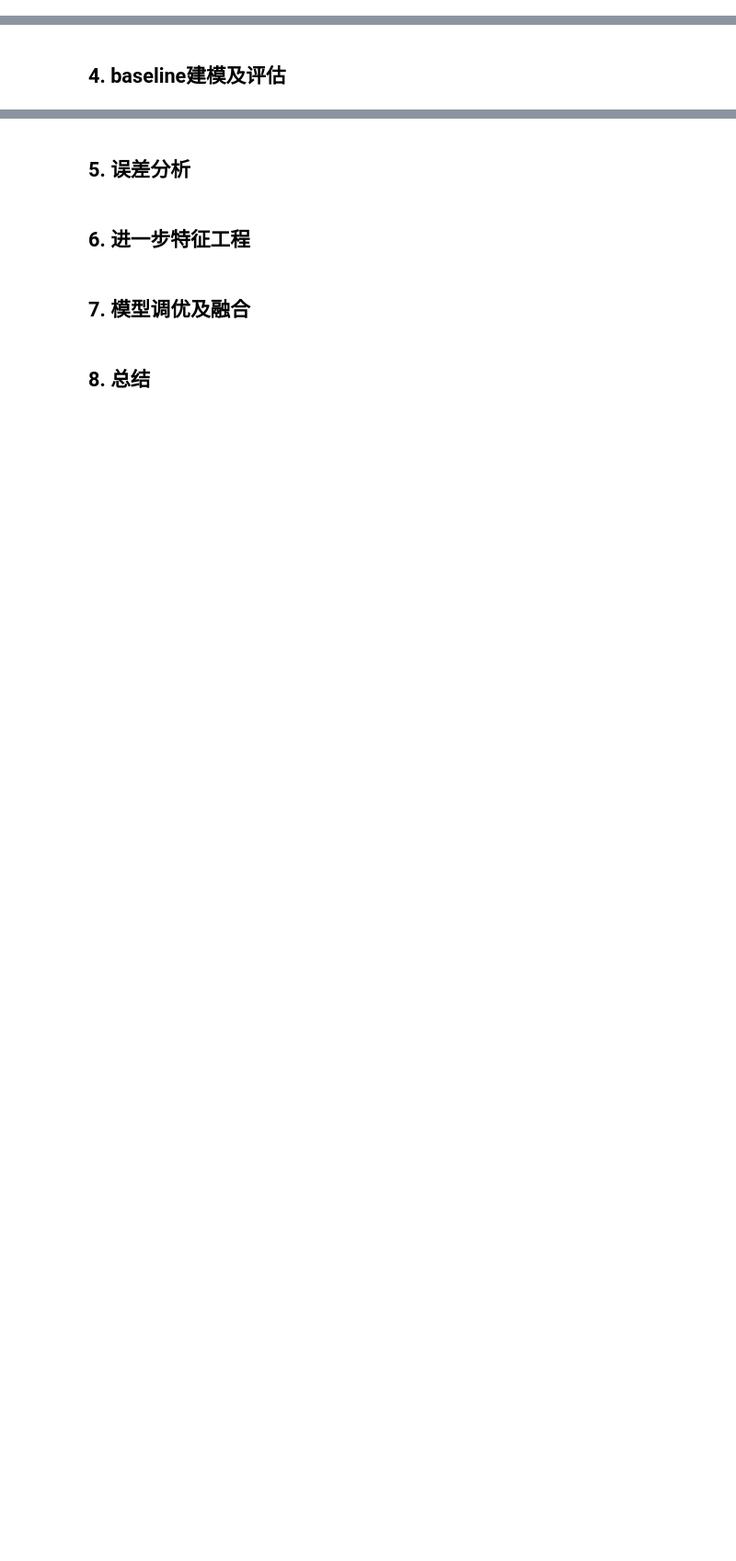
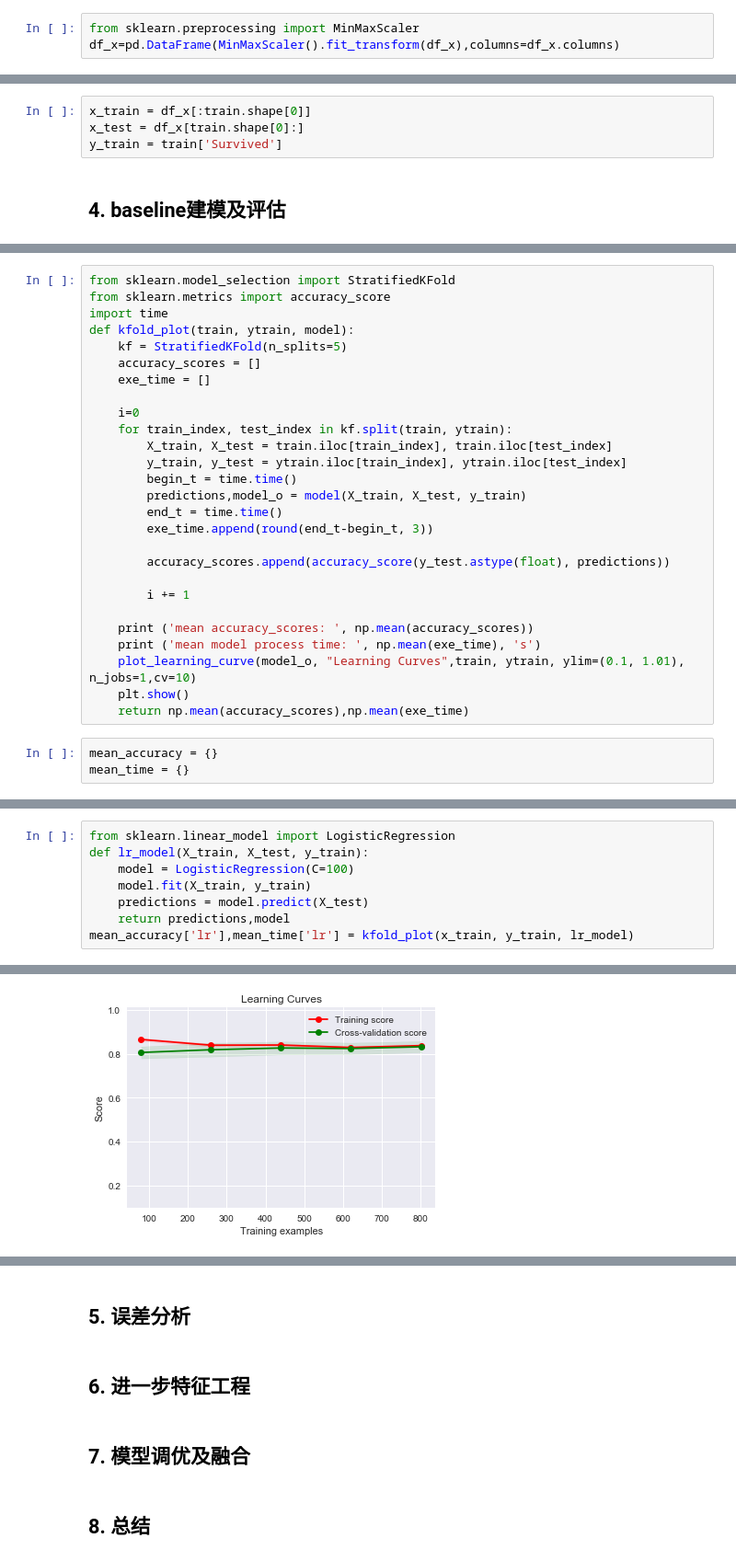
Before and after one commit to hidejxz/hidejxz, a Jupyter notebook: docs/source/case/titanic.ipynb, the cells around one changed output, grey strips where cells are left out. Shown: that part at 92% size. Saved outputs shown, nothing was run; the diff lists cells and outputs as text; blank space fills up the shorter version.

```diff
--- a/docs/source/case/titanic.ipynb
+++ b/docs/source/case/titanic.ipynb
@@ -246,0 +284,3 @@ all_data.drop(['PassengerId','Name','SibSp','Parch','Ticket'],axis = 1,inplace =
+# %%
+from sklearn.preprocessing import MinMaxScaler
+df_x=pd.DataFrame(MinMaxScaler().fit_transform(df_x),columns=df_x.columns)
@@ -247,2 +301,6 @@ all_data.drop(['PassengerId','Name','SibSp','Parch','Ticket'],axis = 1,inplace =
+# %%
+x_train = df_x[:train.shape[0]]
+x_test = df_x[train.shape[0]:]
+y_train = train['Survived']
 # %% [markdown]
 ## 4. baseline建模及评估<a id='baseline建模及评估'></a>
@@ -248,0 +339,30 @@ all_data.drop(['PassengerId','Name','SibSp','Parch','Ticket'],axis = 1,inplace =
+# %%
+from sklearn.model_selection import StratifiedKFold
+from sklearn.metrics import accuracy_score
+import time
+def kfold_plot(train, ytrain, model):
+    kf = StratifiedKFold(n_splits=5)
+    accuracy_scores = []
+    exe_time = []
+
+    i=0
+    for train_index, test_index in kf.split(train, ytrain):
+        X_train, X_test = train.iloc[train_index], train.iloc[test_index]
+        y_train, y_test = ytrain.iloc[train_index], ytrain.iloc[test_index]
+        begin_t = time.time()
+        predictions,model_o = model(X_train, X_test, y_train)
+        end_t = time.time()
+        exe_time.append(round(end_t-begin_t, 3))
+
+        accuracy_scores.append(accuracy_score(y_test.astype(float), predictions))
+
+        i += 1
+
+    print ('mean accuracy_scores: ', np.mean(accuracy_scores))
+    print ('mean model process time: ', np.mean(exe_time), 's')
+    plot_learning_curve(model_o, "Learning Curves",train, ytrain, ylim=(0.1, 1.01), n_jobs=1,cv=10)
+    plt.show()
+    return np.mean(accuracy_scores),np.mean(exe_time)
+# %%
+mean_accuracy = {}
+mean_time = {}
@@ -248,0 +371,9 @@ all_data.drop(['PassengerId','Name','SibSp','Parch','Ticket'],axis = 1,inplace =
+# %%
+from sklearn.linear_model import LogisticRegression
+def lr_model(X_train, X_test, y_train):
+    model = LogisticRegression(C=100)
+    model.fit(X_train, y_train)
+    predictions = model.predict(X_test)
+    return predictions,model
+mean_accuracy['lr'],mean_time['lr'] = kfold_plot(x_train, y_train, lr_model)
+# %% [output]
@@ -248,0 +382 @@ all_data.drop(['PassengerId','Name','SibSp','Parch','Ticket'],axis = 1,inplace =
+[figure, added]
```
Also changed, not shown: parts of 26 cells of this notebook, 16 other files.
